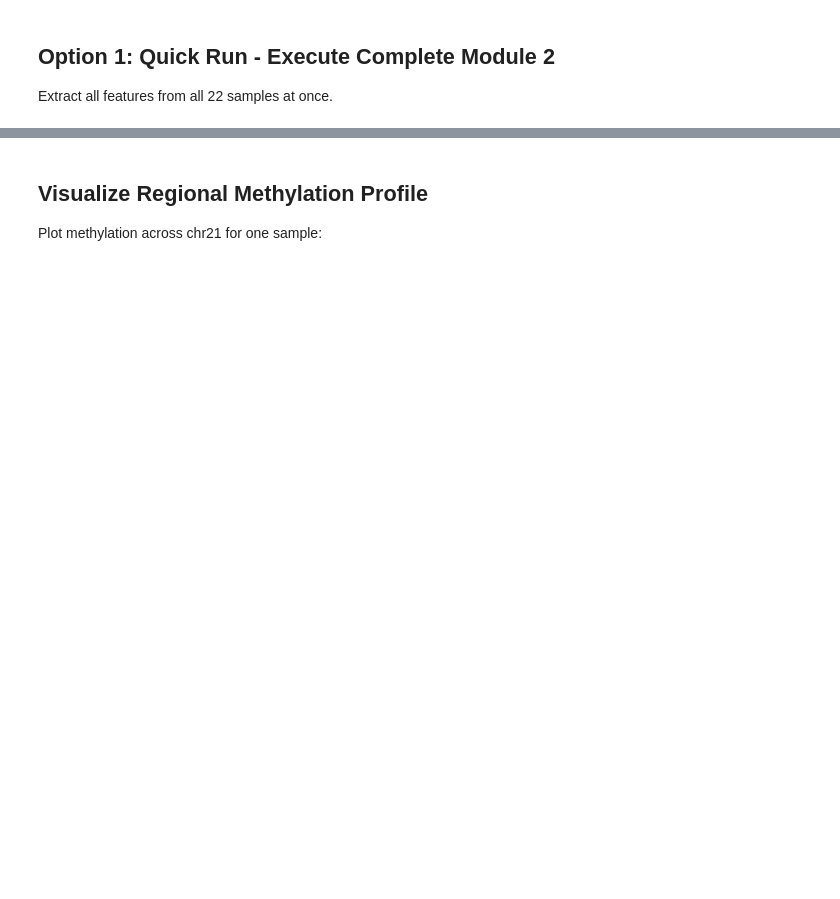
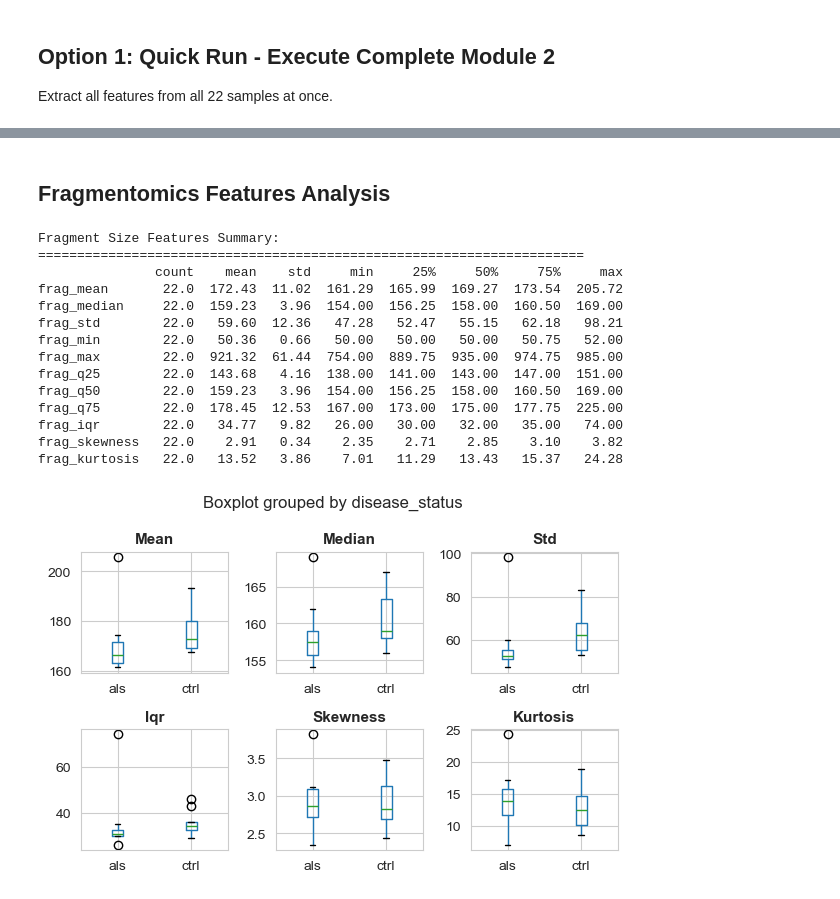
Before and after one commit to maggiebr0wn/wgbs_classifier, a Jupyter notebook: notebooks/03_feature_extraction.ipynb, the cells around one changed output, grey strips where cells are left out. Cells and saved outputs as stored; diff of their text form; code cells hidden in the pictures; blank space fills up the shorter version.

```diff
--- a/notebooks/03_feature_extraction.ipynb
+++ b/notebooks/03_feature_extraction.ipynb
@@ -101,6 +148,6 @@ Expected total features: ~187,128
 Extract all features from all 22 samples at once.
 # %%
 # Run complete Module 2 pipeline
-features_df = run_module_2()
+fragmentomics_df, methylation_df, all_features_df = run_module_2()
 # %% [output]
 ======================================================================
@@ -412,4 +274,45 @@ als             13.206345  13.480909
-# %% [markdown]
-## Visualize Regional Methylation Profile
-
-Plot methylation across chr21 for one sample:
+# %% [markdown]
+## Fragmentomics Features Analysis
+# %%
+print("Fragment Size Features Summary:")
+print("=" * 70)
+
+# Get fragment size feature columns
+frag_size_cols = [c for c in fragmentomics_df.columns if c.startswith('frag_') and 'pct' not in c and c != 'frag_ratio_short_long' and c != 'frag_ratio_mono_di' and c != 'frag_cv']
+
+# Display summary statistics
+print(fragmentomics_df[frag_size_cols].describe().T.round(2))
+
+# Visualize key features
+fig, axes = plt.subplots(2, 3, figsize=(6, 4))
+fig.suptitle('Fragment Size Features: ALS vs Control', fontsize=14, fontweight='bold')
+
+key_features = ['frag_mean', 'frag_median', 'frag_std', 'frag_iqr', 'frag_skewness', 'frag_kurtosis']
+
+for idx, feat in enumerate(key_features):
+    ax = axes[idx // 3, idx % 3]
+    fragmentomics_df.boxplot(column=feat, by='disease_status', ax=ax)
+    ax.set_title(feat.replace('frag_', '').replace('_', ' ').title(), fontsize=11, fontweight='bold')
+    ax.set_xlabel('')
+    ax.set_ylabel('')
+    plt.sca(ax)
+    plt.xticks(rotation=0)
+
+plt.tight_layout()
+plt.show()
+# %% [output]
+Fragment Size Features Summary:
+======================================================================
+               count    mean    std     min     25%     50%     75%     max
+frag_mean       22.0  172.43  11.02  161.29  165.99  169.27  173.54  205.72
+frag_median     22.0  159.23   3.96  154.00  156.25  158.00  160.50  169.00
+frag_std        22.0   59.60  12.36   47.28   52.47   55.15   62.18   98.21
+frag_min        22.0   50.36   0.66   50.00   50.00   50.00   50.75   52.00
+frag_max        22.0  921.32  61.44  754.00  889.75  935.00  974.75  985.00
+frag_q25        22.0  143.68   4.16  138.00  141.00  143.00  147.00  151.00
+frag_q50        22.0  159.23   3.96  154.00  156.25  158.00  160.50  169.00
+frag_q75        22.0  178.45  12.53  167.00  173.00  175.00  177.75  225.00
+frag_iqr        22.0   34.77   9.82   26.00   30.00   32.00   35.00   74.00
+frag_skewness   22.0    2.91   0.34    2.35    2.71    2.85    3.10    3.82
+frag_kurtosis   22.0   13.52   3.86    7.01   11.29   13.43   15.37   24.28
+[figure, added]
```
Also changed, not shown: parts of 21 cells of this notebook, 3 other files.
